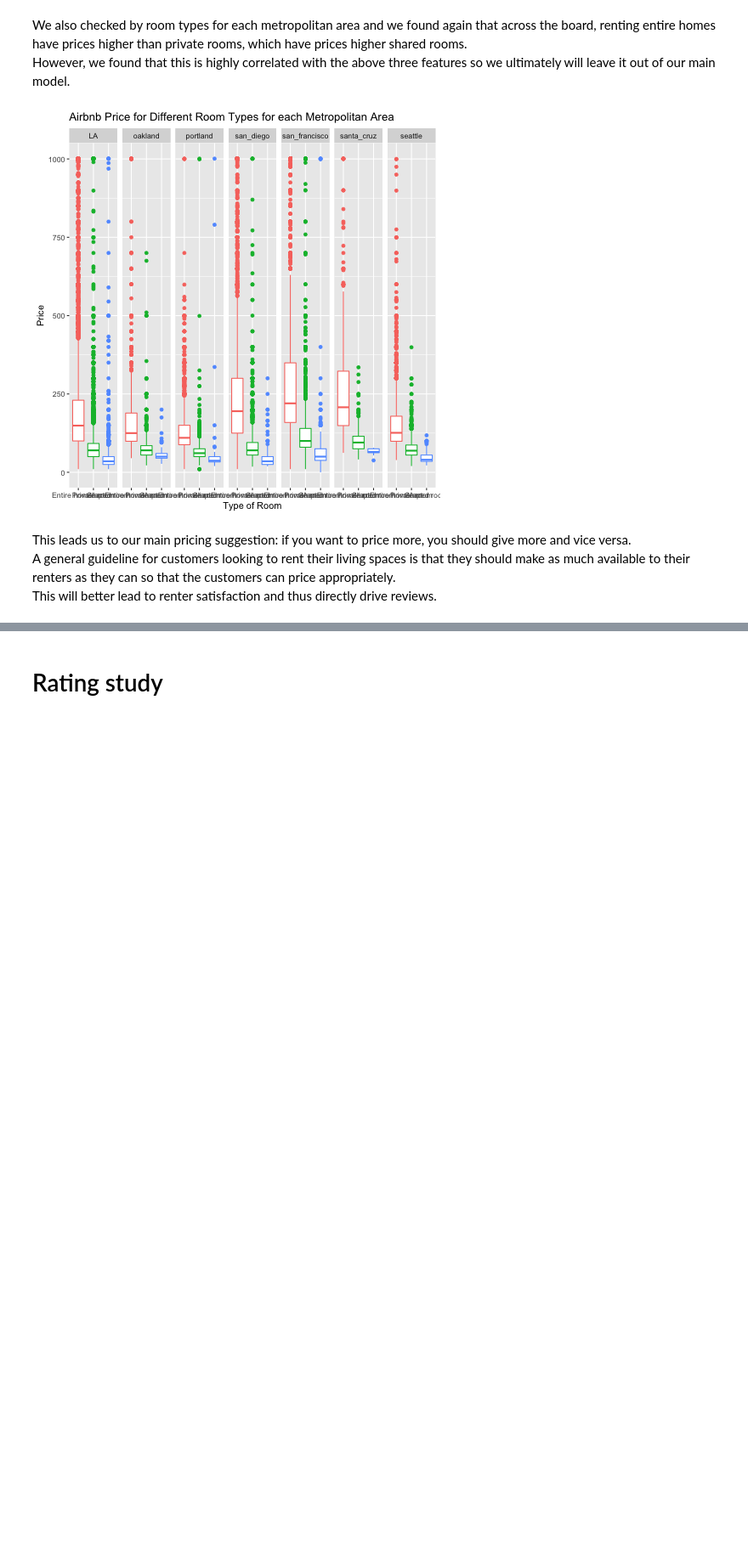
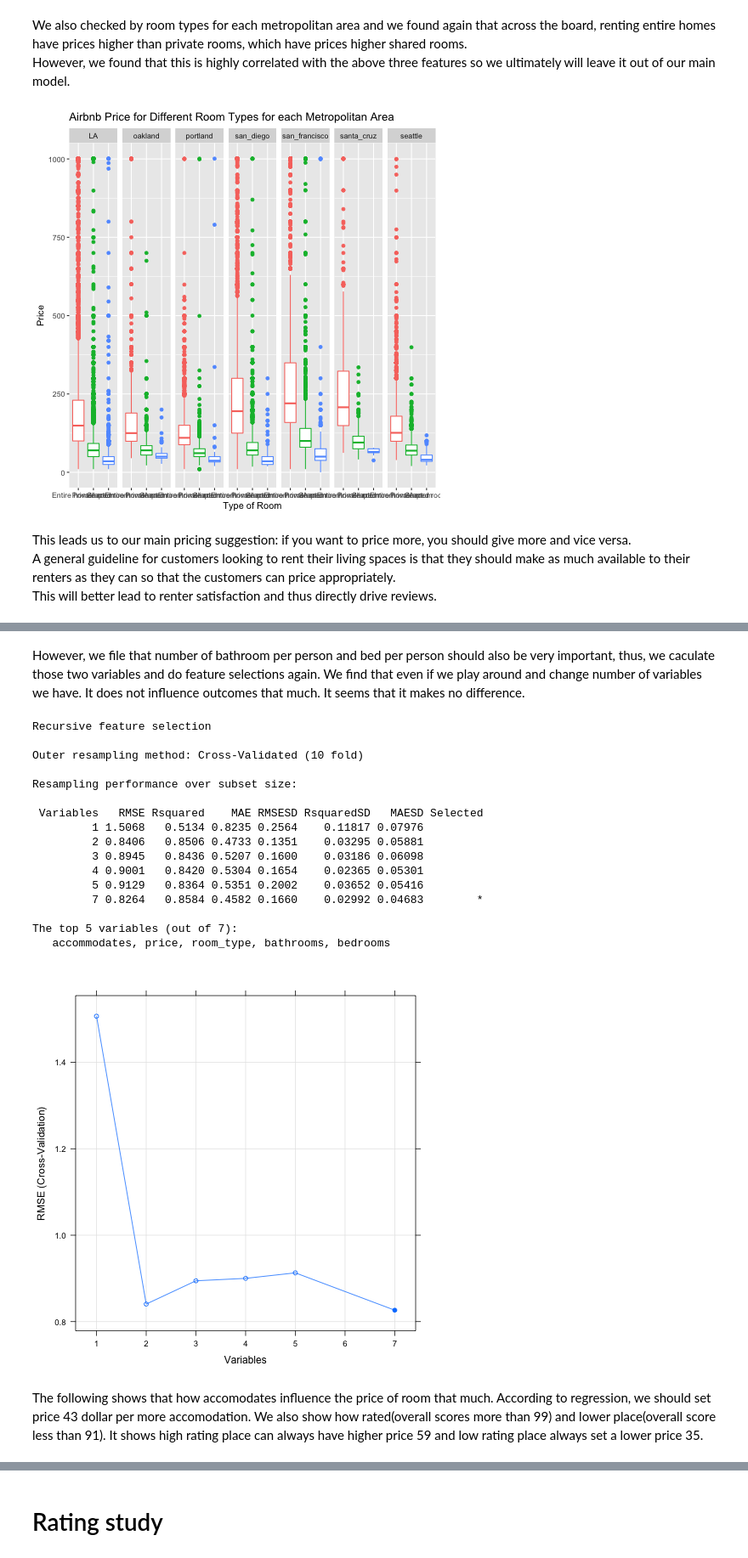
Before and after one commit to PaulKim1995/correlation-one, a Jupyter notebook: final_report.ipynb, the cells around one changed output, grey strips where cells are left out. Shown at 85% size. Drawn from its saved outputs; the diff is of its cells as text; code cells hidden in the pictures; blank space fills up the shorter version.

```diff
--- a/final_report.ipynb
+++ b/final_report.ipynb
@@ -223,0 +232,26 @@ This will better lead to renter satisfaction and thus directly drive reviews.
+# %%
+%%R
+listings<-read.csv(file="/Users/remus/berkeley/correl_one/data/listings.csv") #listing dataset
+listings$price <- as.numeric(sub(',', '', sub('\\$','',as.character(listings$price))))
+
+# number of accomodations
+listings$accommodates <- as.numeric(listings$accommodates)
+
+# change baja california and secc terrazas to ca
+listings <- listings %>% mutate(state = replace(state, state %in% c("Baja California", "secc Terrazas"), "CA"))
+h<-listings[1:2000,c(1,3,4,6,7,18,24,26)]
+control <- rfeControl(functions=rfFuncs, method="cv", number=10)
+
+# run the RFE algorithm
+h<-na.omit(h)
+results <- rfe(h[,c(1,2,3,5)], h[,4], sizes=c(1,2,3,4,5,7,8), rfeControl=control, na.rm=TRUE)
+
+# summarize the results
+print(results)
+
+# list the chosen features
+predictors(results)
+
+# plot the results
+plot(results, type=c("g", "o"))
+listings_winds <- listings %>% mutate(price = replace(price, price > 1000,1001))
@@ -223,0 +273,40 @@ This will better lead to renter satisfaction and thus directly drive reviews.
+# %% [markdown]
+However, we file that number of bathroom per person and bed per person should also be very important, thus, we caculate those two variables and do feature selections again. We find that even if we play around and change number of variables we have. It does not influence outcomes that much. It seems that it makes no difference.
+# %%
+%%R
+listings$bedperb<-listings$accommodates/listings$beds
+listings$bedperba<-listings$accommodates/listings$bathrooms
+h<-listings[1:2000,c(1,3,4,6,7,18,24,26,30,31)]
+control <- rfeControl(functions=rfFuncs, method="cv", number=10)
+h<-do.call(data.frame,lapply(h, function(x) replace(x, is.infinite(x),NA)))
+h<-na.omit(h)
+
+# run the RFE algorithm
+results <- rfe(h[,c(1,2,3,4,6,7,8)], h[,5], sizes=c(1,2,3,4,5,7,8,9,10), rfeControl=control)
+
+# summarize the results
+print(results)
+# list the chosen features
+predictors(results)
+# plot the results
+plot(results, type=c("g", "o"))
+# %% [output]
+Recursive feature selection
+
+Outer resampling method: Cross-Validated (10 fold)
+
+Resampling performance over subset size:
+
+ Variables   RMSE Rsquared    MAE RMSESD RsquaredSD   MAESD Selected
+         1 1.5068   0.5134 0.8235 0.2564    0.11817 0.07976
+         2 0.8406   0.8506 0.4733 0.1351    0.03295 0.05881
+         3 0.8945   0.8436 0.5207 0.1600    0.03186 0.06098
+         4 0.9001   0.8420 0.5304 0.1654    0.02365 0.05301
+         5 0.9129   0.8364 0.5351 0.2002    0.03652 0.05416
+         7 0.8264   0.8584 0.4582 0.1660    0.02992 0.04683        *
+
+The top 5 variables (out of 7):
+   accommodates, price, room_type, bathrooms, bedrooms
+[figure, added]
+# %% [markdown]
+The following shows that how accomodates influence the price of room that much.  According to regression, we should set price 43 dollar per more accomodation. We also show how rated(overall scores more than 99) and lower place(overall score less than 91). It shows high rating place can always have higher price 59 and low rating place always set a lower price 35.
```
Also changed, not shown: parts of 40 cells of this notebook.
